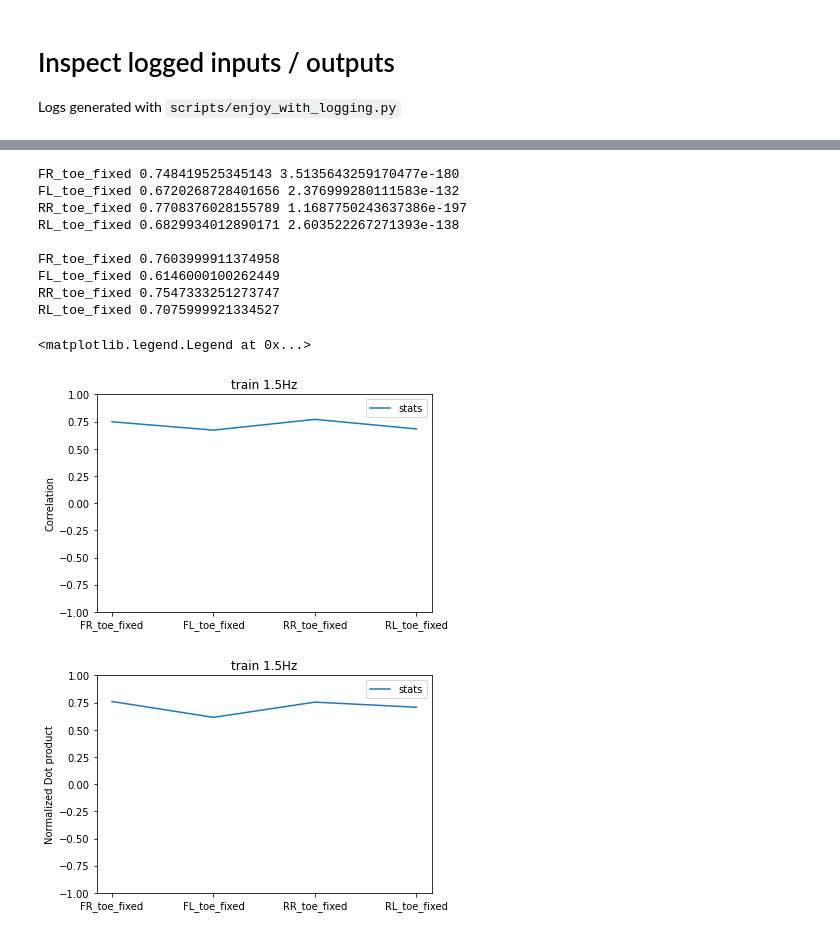
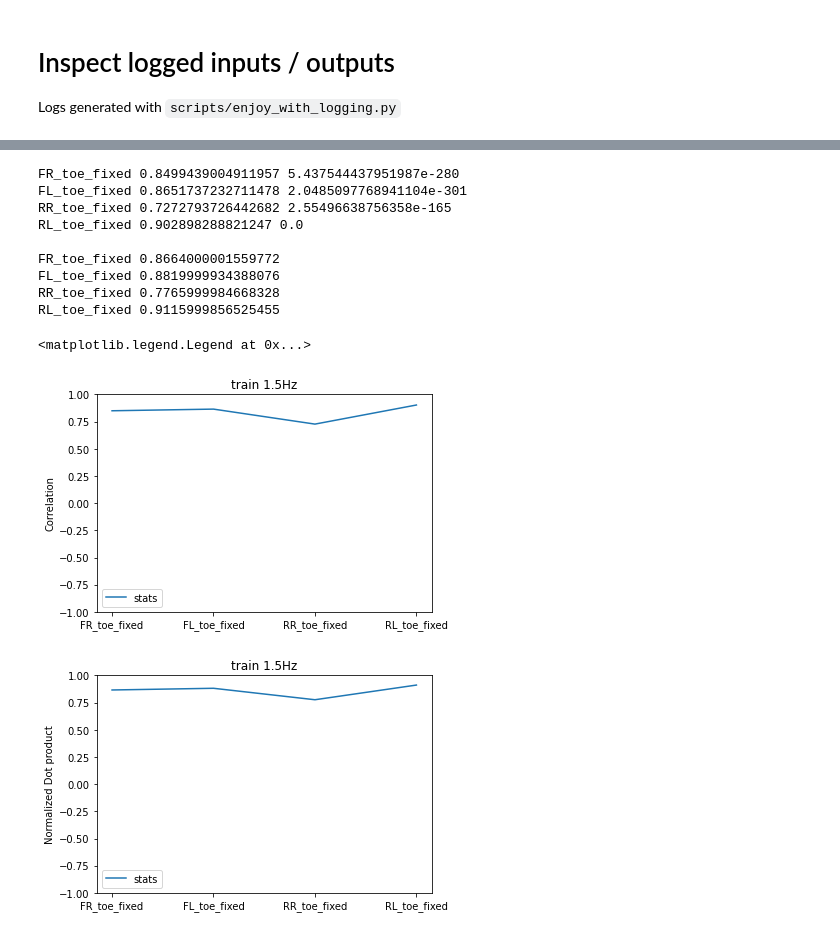
Before and after one commit to mcx-lab/rl-baselines3-zoo, a Jupyter notebook: notebooks/inspect_stats.ipynb, the cells around one changed output, grey strips where cells are left out. Cells and saved outputs as stored; diff of their text form; code cells hidden in the pictures.

```diff
--- a/notebooks/inspect_stats.ipynb
+++ b/notebooks/inspect_stats.ipynb
@@ -105,0 +110,25 @@ WARNING:matplotlib.legend:No handles with labels found to put in legend.
+# %%
+def plot_cost_of_transport(stats, stats_dir, normalizer):
+
+    time = stats['time']
+    motor_vel = stats['motor_velocity'] # angvel, s^-1
+    motor_torque = stats['motor_torque'] # Nm
+
+    import matplotlib.pyplot as plt
+    fig, ax = plt.subplots()
+    fig.suptitle(stats_dir.name)
+    energy_use_per_time_step = np.sum(motor_torque * motor_vel, axis=1) * time[0]
+    total_energy_use = np.cumsum(energy_use_per_time_step)
+    ax.set_xlabel("Time (s)")
+    ax.set_ylabel("Cumulative energy use (J)")
+    ax.plot(time[:-1], total_energy_use[:-1])
+
+    fig, ax = plt.subplots()
+    ax.set_xlabel("Time (s)")
+    ax.set_ylabel("Distance (m)")
+    ax.plot(time[:-1], stats['base_pos'][:-1,0])
+
+    print(f"Cost of transport for {stats_dir.name}: ", total_energy_use[-2] / stats['base_pos'][-2,0] / 9.81 / 9.0)
+
+for stats, stats_dir in zip(statss, stats_dirs):
+    plot_cost_of_transport(stats, stats_dir, normalizer)
@@ -108,11 +141,12 @@ import matplotlib.pyplot as plt
 from scipy.stats import spearmanr
 
 def compute_correlation(stats, normalizer, ax, label=None):
-    time = stats[0]
-    nn_obs = stats[4]
+    time = stats['time']
+    nn_obs = stats['nn_observation']
     raw_obs = normalizer.unnormalize_obs(nn_obs)
-    ref_foot_contacts = raw_obs[:, 0, 46:50]
-    act_foot_contacts = (0.03 - 2 * stats[3]) / 0.03
+    feet_air_time = stats['feet_air_time']
+    ref_foot_contacts = raw_obs[:, 0, -20:-16]
+    act_foot_contacts = (0.01 - 2 * feet_air_time) / 0.01
     corrs = np.zeros(4,)
     for i in range(4):
         corr, p = spearmanr(act_foot_contacts[:,i], ref_foot_contacts[:,i])
@@ -121,51 +155,52 @@ def compute_correlation(stats, normalizer, ax, label=None):
     ax.plot(foot_names, corrs, label=label)
 
 def compute_dot_prod(stats, normalizer, ax, label=None):
-    time = stats[0]
-    nn_obs = stats[4]
+    time = stats['time']
+    nn_obs = stats['nn_observation']
     raw_obs = normalizer.unnormalize_obs(nn_obs)
-    ref_foot_contacts = raw_obs[:, 0, 46:50]
-    act_foot_contacts = (0.03 - 2 * stats[3]) / 0.03
+    feet_air_time = stats['feet_air_time']
+    ref_foot_contacts = raw_obs[:, 0, -20:-16]
+    act_foot_contacts = (0.01 - 2 * feet_air_time) / 0.01
     dot_prods = np.zeros(4,)
     for i in range(4):
         dot_prod = np.dot(act_foot_contacts[:,i], ref_foot_contacts[:,i])
         dot_prod = dot_prod / (ref_foot_contacts[:,i] ** 2).sum(axis=0)
         print(foot_names[i], dot_prod)
         dot_prods[i] = dot_prod
     ax.plot(foot_names, dot_prods, label=label)
 
 labels = [sd.name for sd in stats_dirs]
 
 fig, ax = plt.subplots()
 ax.set_ylim((-1.0, 1.0))
 
 # labels = ['test_1.0Hz', 'test_1.5Hz', 'test_2.0Hz']
 for i, stats in enumerate(statss):
     compute_correlation(stats, normalizer, ax, label = labels[i])
     print()
 ax.set_title("train 1.5Hz")
 ax.set_ylabel("Correlation")
 ax.legend()
 
 fig, ax = plt.subplots()
 ax.set_ylim((-1.0, 1.0))
 # labels = ['test_1.0Hz', 'test_1.5Hz', 'test_2.0Hz']
 for i, stats in enumerate(statss):
     compute_dot_prod(stats, normalizer, ax, label = labels[i])
     print()
 ax.set_title("train 1.5Hz")
 ax.set_ylabel("Normalized Dot product")
 ax.legend()
 # %% [output]
-FR_toe_fixed 0.748419525345143 3.5135643259170477e-180
-FL_toe_fixed 0.6720268728401656 2.376999280111583e-132
-RR_toe_fixed 0.7708376028155789 1.1687750243637386e-197
-RL_toe_fixed 0.6829934012890171 2.603522267271393e-138
+FR_toe_fixed 0.8499439004911957 5.437544437951987e-280
+FL_toe_fixed 0.8651737232711478 2.0485097768941104e-301
+RR_toe_fixed 0.7272793726442682 2.55496638756358e-165
+RL_toe_fixed 0.902898288821247 0.0
 
-FR_toe_fixed 0.7603999911374958
-FL_toe_fixed 0.6146000100262449
-RR_toe_fixed 0.7547333251273747
-RL_toe_fixed 0.7075999921334527
+FR_toe_fixed 0.8664000001559772
+FL_toe_fixed 0.8819999934388076
+RR_toe_fixed 0.7765999984668328
+RL_toe_fixed 0.9115999856525455
 <matplotlib.legend.Legend at 0x...>
-[figure, old version]
+[figure, new version]
-[figure, old version]
+[figure, new version]
```
Also changed, not shown: parts of 5 cells of this notebook, 1 other file.
